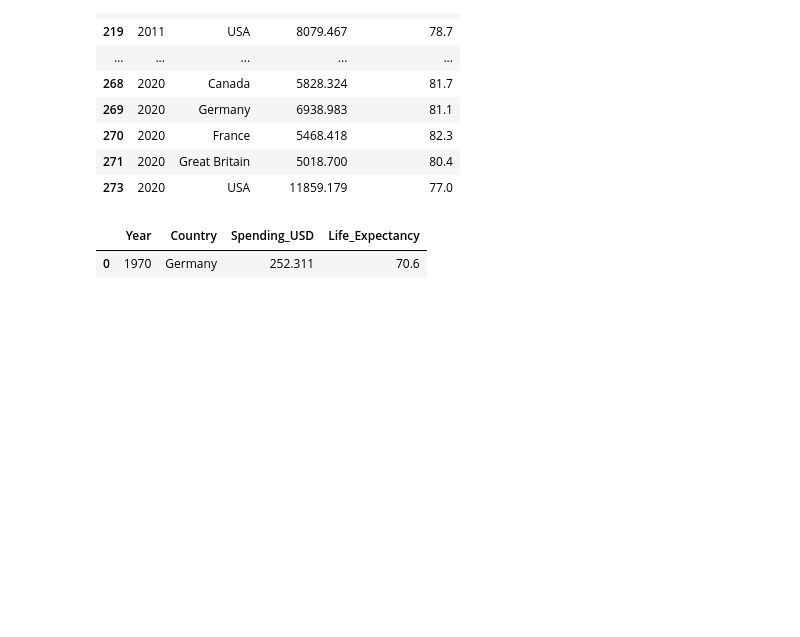
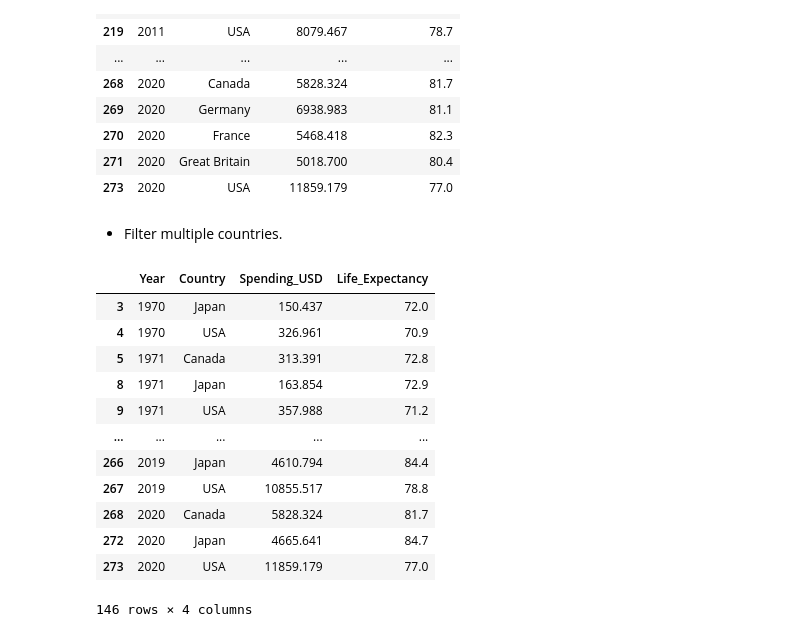
Before and after one commit to geershatisaxena/Healthtip-Data-Analysis, a Jupyter notebook: pandas.ipynb, the cells around one changed output. Cells and saved outputs as stored; diff of their text form; code cells hidden in the pictures; blank space fills up the shorter version.

```diff
--- a/pandas.ipynb
+++ b/pandas.ipynb
@@ -481,7 +481,21 @@ df[df["Spending_USD"]>5000]
 | 270 | 2020 | France | 5468.418 | 82.3 |
 | 271 | 2020 | Great Britain | 5018.700 | 80.4 |
 | 273 | 2020 | USA | 11859.179 | 77.0 |
+# %% [markdown]
+- Filter multiple countries.
 # %%
+df[df["Country"].isin(["USA","Canada","Japan"])]
 # %% [output]
 |  | Year | Country | Spending_USD | Life_Expectancy |
-| 0 | 1970 | Germany | 252.311 | 70.6 |
+| 3 | 1970 | Japan | 150.437 | 72.0 |
+| 4 | 1970 | USA | 326.961 | 70.9 |
+| 5 | 1971 | Canada | 313.391 | 72.8 |
+| 8 | 1971 | Japan | 163.854 | 72.9 |
+| 9 | 1971 | USA | 357.988 | 71.2 |
+| ... | ... | ... | ... | ... |
+| 266 | 2019 | Japan | 4610.794 | 84.4 |
+| 267 | 2019 | USA | 10855.517 | 78.8 |
+| 268 | 2020 | Canada | 5828.324 | 81.7 |
+| 272 | 2020 | Japan | 4665.641 | 84.7 |
+| 273 | 2020 | USA | 11859.179 | 77.0 |
+146 rows × 4 columns
```
Also changed, not shown: parts of 2 cells of this notebook.
